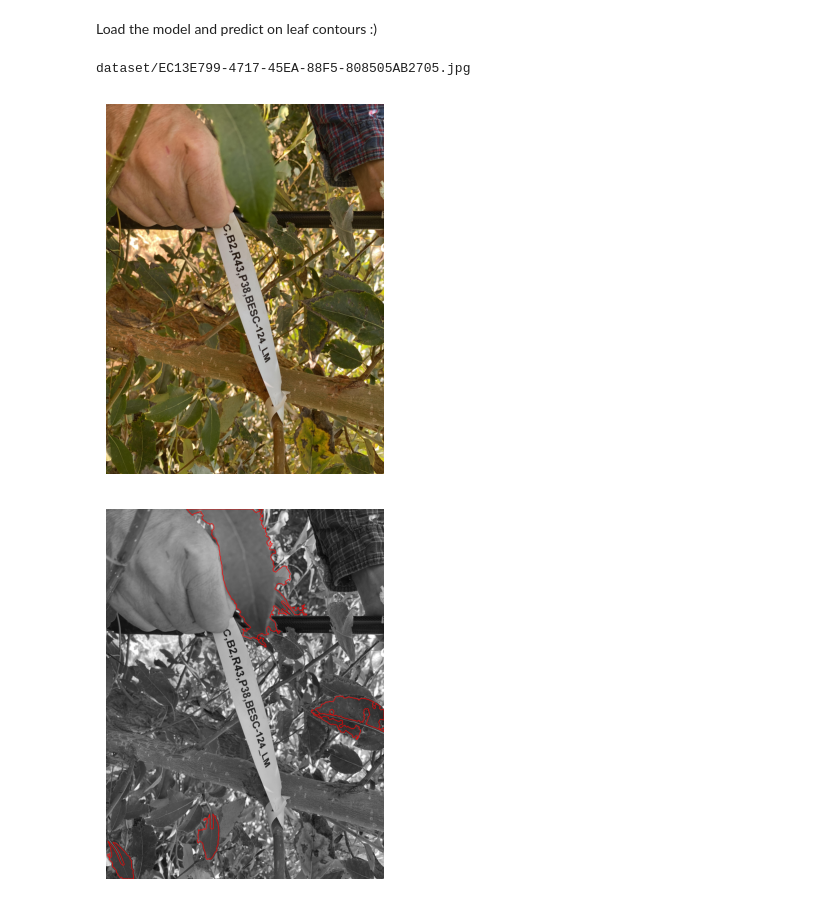
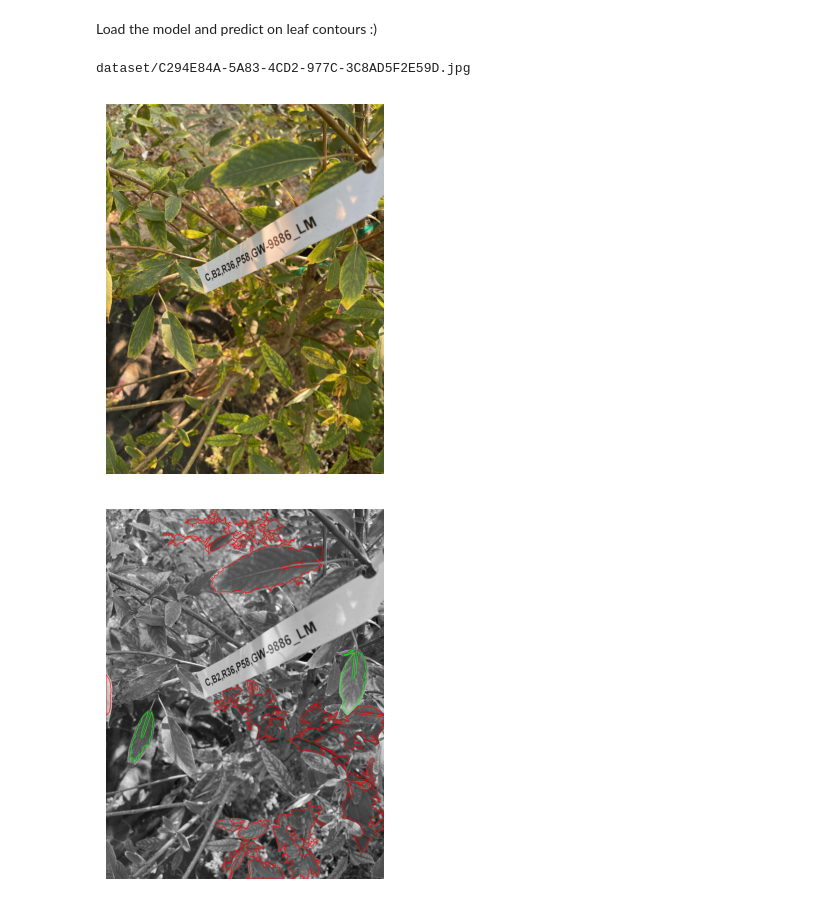
Before and after one commit to vivaansinghvi07/smoky-mountain-data-comp, a Jupyter notebook: step2.ipynb, the cells around one changed output. Saved outputs shown, nothing was run; the diff lists cells and outputs as text; code cells hidden in the pictures.

Commit message:
better visualization of leaves :D

```diff
--- a/step2.ipynb
+++ b/step2.ipynb
@@ -121,6 +121,10 @@ def draw_contours(contours: list[cv2.Contour], img: cv2.Image, mode: str = "rand
                 color = tuple(random.randint(150, 255) for _ in range(3))
             case "red":
                 color = (0, 0, 255)
+            case "blue":
+                color = (255, 0, 0)
+            case "green":
+                color = (0, 255, 0)
             case _:
                 raise Exception("Invalid color mode.")
         draw_img = cv2.drawContours(draw_img, [contour], -1, color, 5)
@@ -311,32 +316,34 @@ Load the model and predict on leaf contours :)
 # %%
 def load_models() -> tuple[RandomForestClassifier, StandardScaler]:
     with open("leaf_identification/model.pkl", 'rb') as f:
         model = pickle.load(f)
     with open("leaf_identification/scaler.pkl", 'rb') as f:
         scaler = pickle.load(f)
     return (model, scaler)
 
 def find_real_leaf_contours(img: cv2.Image, model: RandomForestClassifier, scaler: StandardScaler) -> list[cv2.Contour]:
     contours = get_leaf_contours(img)
     features = scaler.transform(pd.DataFrame([*map(get_features, contours)]))
     predictions = model.predict(features)
-    real_contours = []
+    real_contours, bad_contours = [], []
     for cntr, pred in zip(contours, predictions):
         if pred: real_contours.append(cntr)
-    return real_contours
+        else: bad_contours.append(cntr)
+    return real_contours, bad_contours
 
 # loads the ML models
 MODEL, SCALER = load_models()
 
 filename = f"dataset/{get_random_filename(SHEET_DATA)}"
 # filename = '' # uncomment this for specific files
 print(filename)
 img = cv2.imread(filename)
 imshow(img)
-contours = find_real_leaf_contours(img, MODEL, SCALER)
-drawn_img = draw_contours(contours, cv2.cvtColor(grayscale(img), cv2.COLOR_GRAY2BGR), mode="red")
+contours, bad_contours = find_real_leaf_contours(img, MODEL, SCALER)
+drawn_img = draw_contours(contours, cv2.cvtColor(grayscale(img), cv2.COLOR_GRAY2BGR), mode="green")
+drawn_img = draw_contours(bad_contours, drawn_img, mode="red")
 imshow(drawn_img)
 # %% [output]
-dataset/EC13E799-4717-45EA-88F5-808505AB2705.jpg
+dataset/C294E84A-5A83-4CD2-977C-3C8AD5F2E59D.jpg
-[figure, old version]
+[figure, new version]
-[figure, old version]
+[figure, new version]
```
Also changed, not shown: parts of 4 cells of this notebook.
